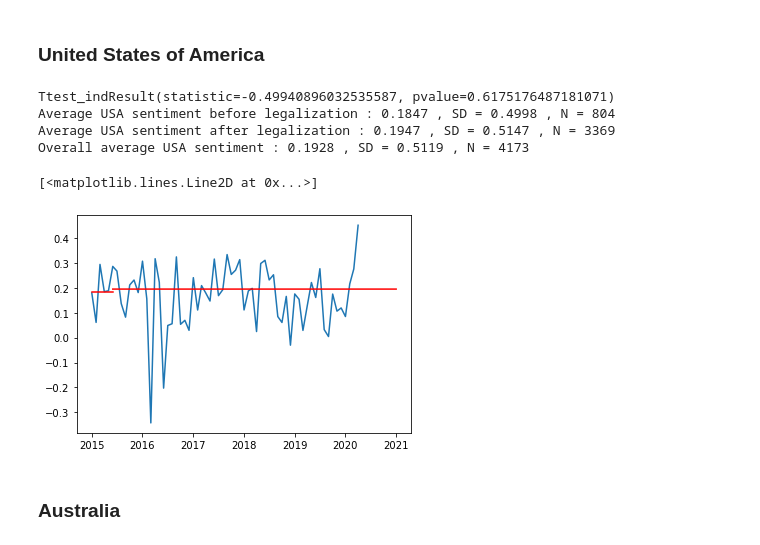
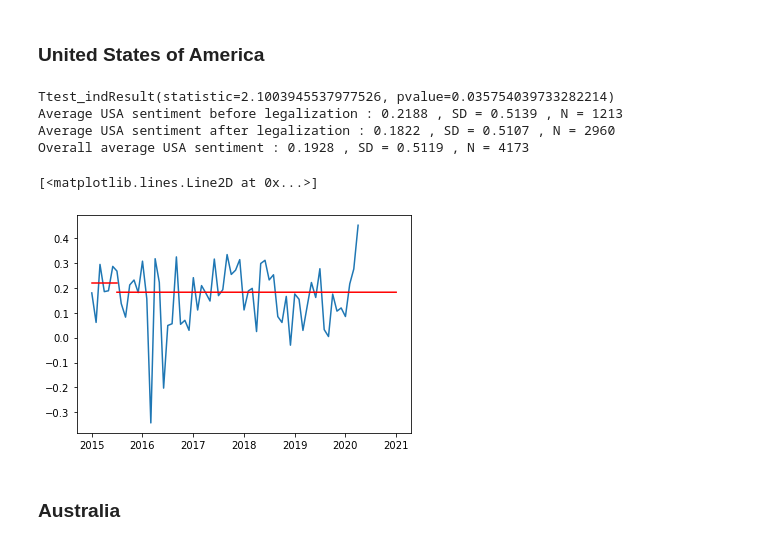
Before and after one commit to epfl-ada/ada-2021-project-fadalbazooka, a Jupyter notebook: research_question_1.ipynb, the cells around one changed output. Saved outputs shown, nothing was run; the diff lists cells and outputs as text; code cells hidden in the pictures.

Commit message:
updated research question 1 (error in uSA legalization date)

```diff
--- a/research_question_1.ipynb
+++ b/research_question_1.ipynb
@@ -399,22 +399,22 @@ quotes_IRE = quotes_marriage[quotes_marriage['nationality'] == 'Ireland']
 ### United States of America
 # %%
 quotes_USA = quotes_USA.set_index(['quote_date'])
-quotes_USA_before = quotes_USA.loc['2015-1-1' : '2015-5-31']
-quotes_USA_after = quotes_USA.loc['2015-6-1' : '2020-12-31']
+quotes_USA_before = quotes_USA.loc['2015-1-1' : '2015-6-30']
+quotes_USA_after = quotes_USA.loc['2015-7-1' : '2020-12-31']
 print(stats.ttest_ind(quotes_USA_before['Sentiment'], quotes_USA_after['Sentiment']))
 print("Average USA sentiment before legalization :", round(quotes_USA_before['Sentiment'].mean(),4), ", SD =", round(quotes_USA_before['Sentiment'].std(),4) , ", N =",quotes_USA_before['Sentiment'].size)
 print("Average USA sentiment after legalization :", round(quotes_USA_after['Sentiment'].mean(),4), ", SD =", round(quotes_USA_after['Sentiment'].std(),4) , ", N =",quotes_USA_after['Sentiment'].size)
 print("Overall average USA sentiment :", round(quotes_USA['Sentiment'].mean(),4), ", SD =", round(quotes_USA['Sentiment'].std(),4) , ", N =",quotes_USA['Sentiment'].size)
 plt.plot(quotes_USA.groupby('quote_date').mean()["Sentiment"])
-plt.plot(pd.date_range(start="2015-1-1",end="2015-5-31"),quotes_USA_before['Sentiment'].mean() * np.ones(1+(pd.to_datetime("2015-5-31")-pd.to_datetime("2015-1-1")).days),'r')
-plt.plot(pd.date_range(start="2015-6-1",end="2020-12-31"),quotes_USA_after['Sentiment'].mean() *np.ones(1+(pd.to_datetime("2020-12-31")-pd.to_datetime("2015-6-1")).days),'r')
+plt.plot(pd.date_range(start="2015-1-1",end="2015-6-30"),quotes_USA_before['Sentiment'].mean() * np.ones(1+(pd.to_datetime("2015-6-30")-pd.to_datetime("2015-1-1")).days),'r')
+plt.plot(pd.date_range(start="2015-7-1",end="2020-12-31"),quotes_USA_after['Sentiment'].mean() *np.ones(1+(pd.to_datetime("2020-12-31")-pd.to_datetime("2015-7-1")).days),'r')
 # %% [output]
-Ttest_indResult(statistic=-0.49940896032535587, pvalue=0.6175176487181071)
-Average USA sentiment before legalization : 0.1847 , SD = 0.4998 , N = 804
-Average USA sentiment after legalization : 0.1947 , SD = 0.5147 , N = 3369
+Ttest_indResult(statistic=2.1003945537977526, pvalue=0.035754039733282214)
+Average USA sentiment before legalization : 0.2188 , SD = 0.5139 , N = 1213
+Average USA sentiment after legalization : 0.1822 , SD = 0.5107 , N = 2960
 Overall average USA sentiment : 0.1928 , SD = 0.5119 , N = 4173
 [<matplotlib.lines.Line2D at 0x...>]
-[figure, old version]
+[figure, new version]
 # %% [markdown]
 ### Australia
 # %%
```
Also changed, not shown: parts of 4 cells of this notebook.
